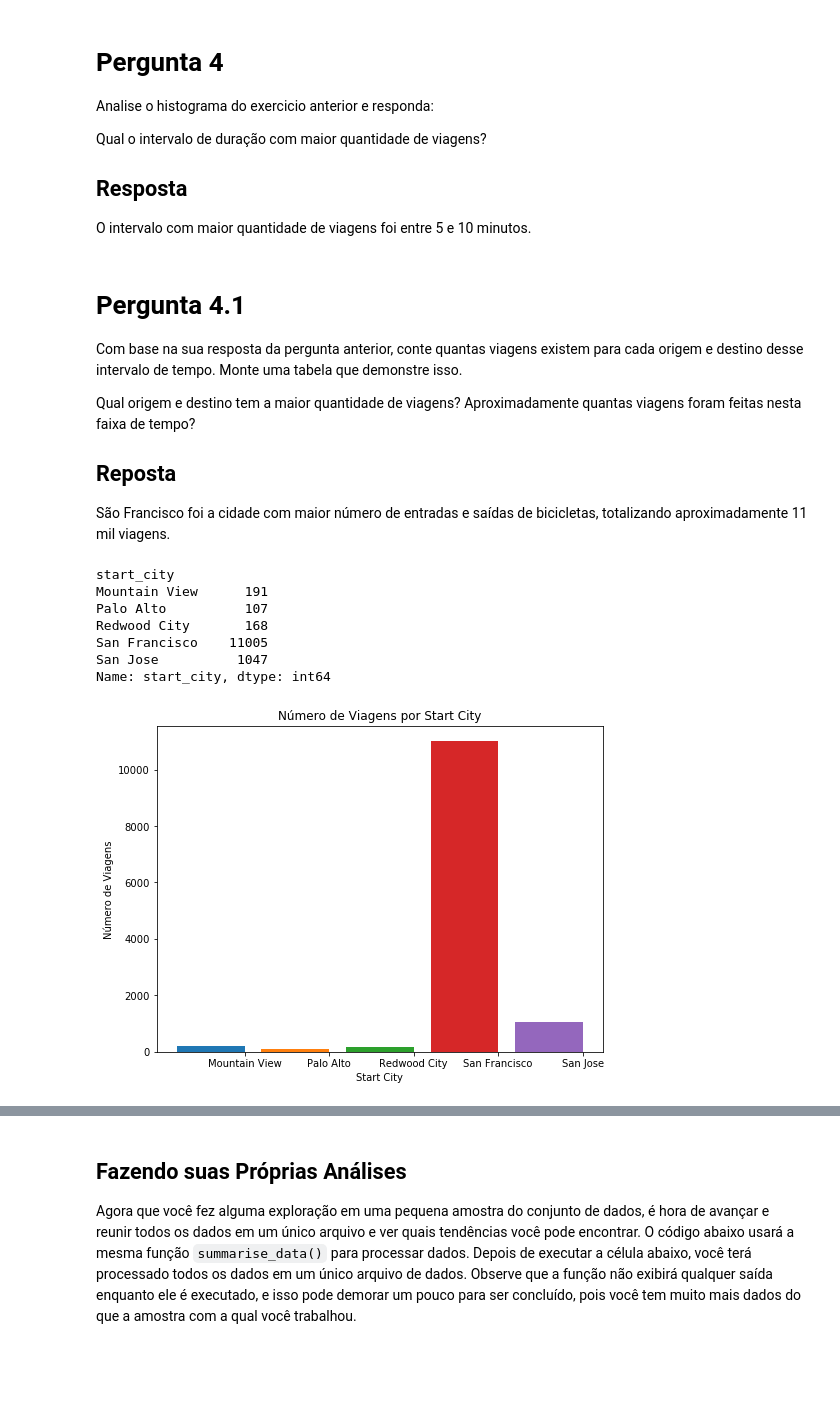
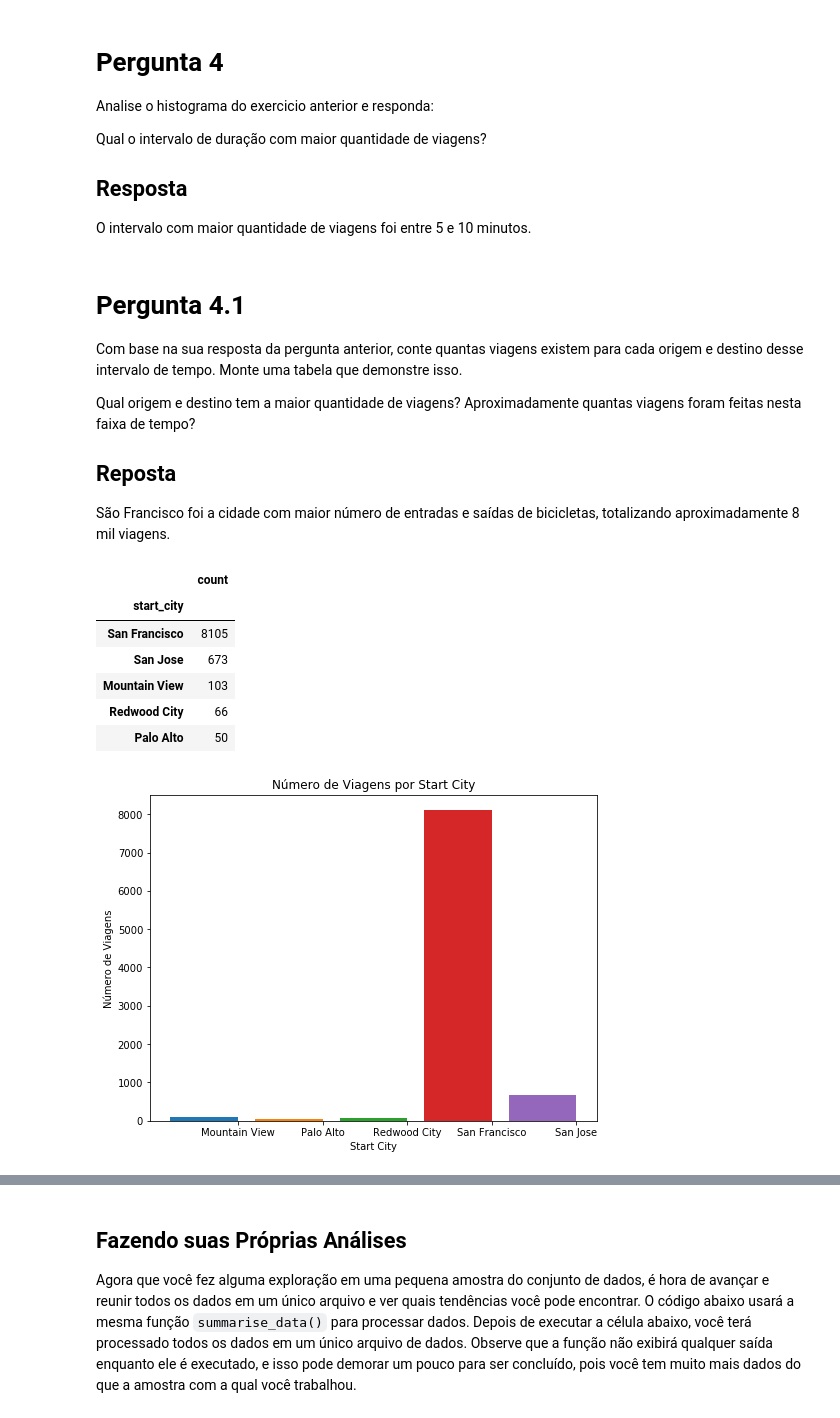
Before and after one commit to jpventura/BikeShareAnalysis, a Jupyter notebook: Analise_Bay_Area_Bike_Share-NDFDSI.ipynb, the cells around one changed output, grey strips where cells are left out. Saved outputs shown, nothing was run; the diff lists cells and outputs as text; code cells hidden in the pictures; blank space fills up the shorter version.

```diff
--- a/Analise_Bay_Area_Bike_Share-NDFDSI.ipynb
+++ b/Analise_Bay_Area_Bike_Share-NDFDSI.ipynb
@@ -383,22 +384,27 @@ Qual origem e destino tem a maior quantidade de viagens?  Aproximadamente quanta
 
 
 ## Reposta
-São Francisco foi a cidade com maior número de entradas e saídas de bicicletas, totalizando aproximadamente 11 mil viagens.
+São Francisco foi a cidade com maior número de entradas e saídas de bicicletas, totalizando aproximadamente 8 mil viagens.
 # %%
 city_data = trip_data[trip_data['duration'] > 5]
-city_data = trip_data[trip_data['duration'] <= 10]
-city_data.groupby('start_city')['start_city'].count().head()
+city_data = city_data[city_data['duration'] <= 10]
+
+max_trip_data = city_data.groupby('start_city').count()
+max_trip_data['count'] = max_trip_data['Unnamed: 0']
+del max_trip_data['Unnamed: 0']
+max_trip_data = max_trip_data.sort_values(by=['count'], ascending=False)
+max_trip_data[['count']].head()
 # %% [output]
-start_city
-Mountain View      191
-Palo Alto          107
-Redwood City       168
-San Francisco    11005
-San Jose          1047
-Name: start_city, dtype: int64
+|  | count |
+| start_city |  |
+| San Francisco | 8105 |
+| San Jose | 673 |
+| Mountain View | 103 |
+| Redwood City | 66 |
+| Palo Alto | 50 |
-# %%
-plot_start_city(trip_data)
-# %% [output]
-[figure, removed]
+# %%
+usage_plot(trip_data, 'start_city', ['duration > 5', 'duration <= 10'])
+# %% [output]
+[figure, added]
 # %%
 city_data = trip_data[trip_data['duration'] > 5]
```
Also changed, not shown: parts of 22 cells of this notebook.
